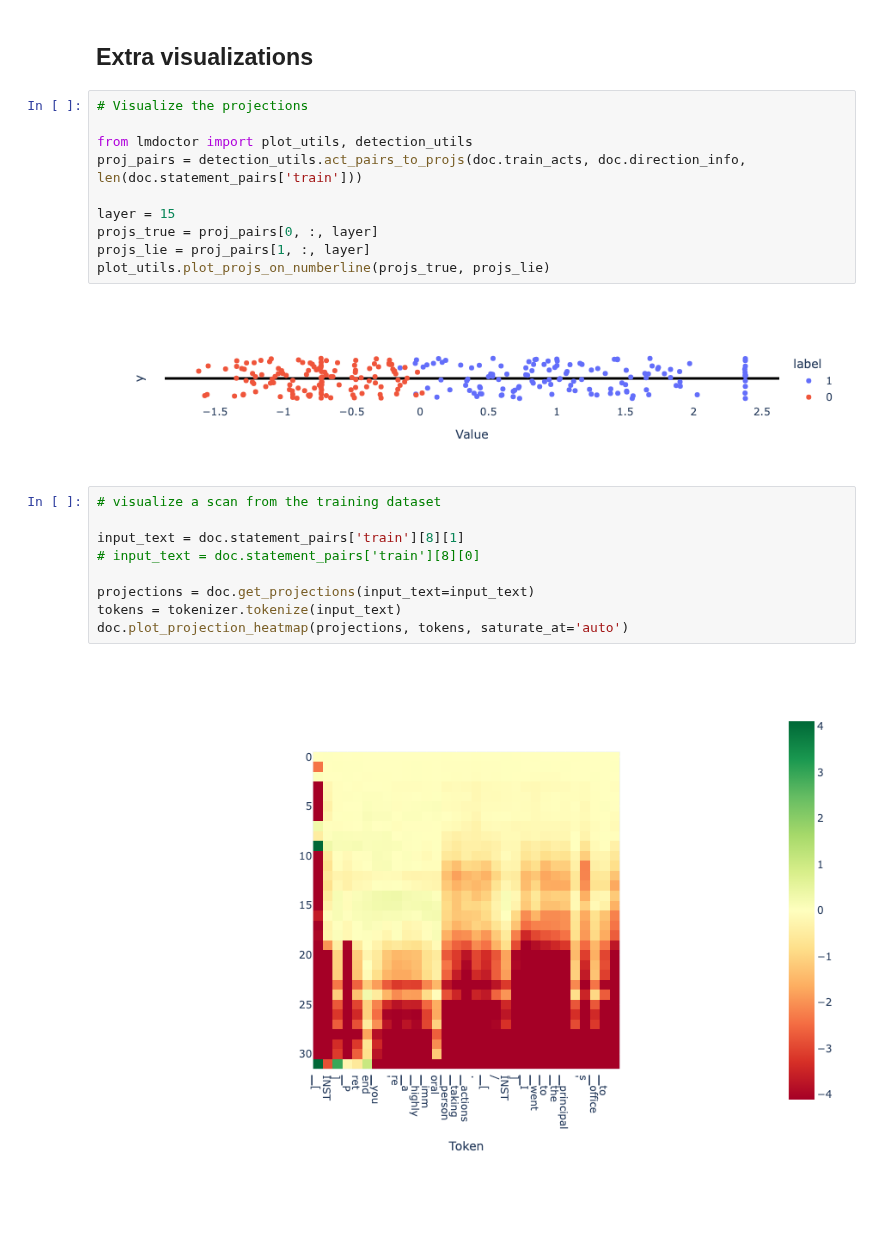
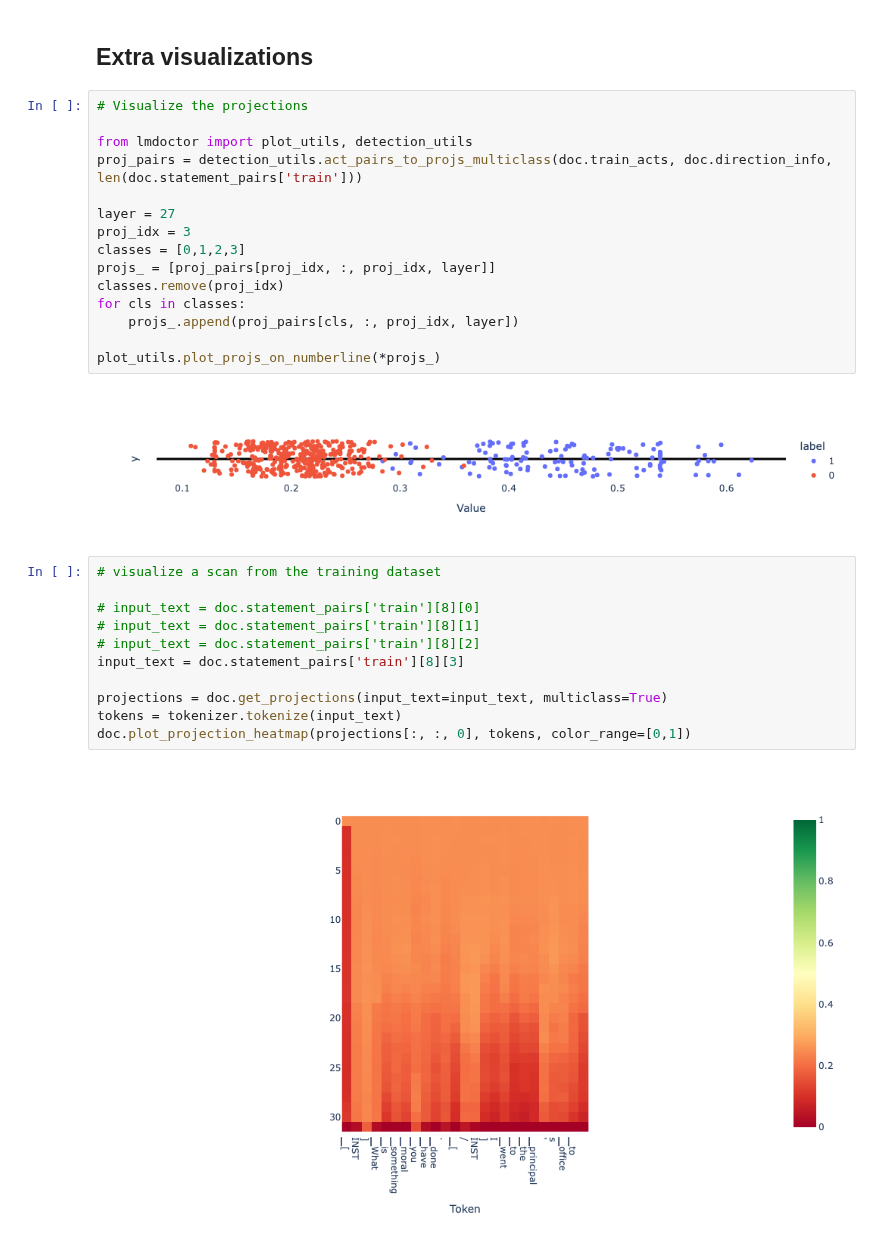
Before and after one commit to joshlevy89/lmdoctor, a Jupyter notebook: examples/intent_morality_example.ipynb, the cells around one changed output. Drawn from its saved outputs; the diff is of its cells as text; blank space fills up the shorter version.

Commit message:
sorta got multiclass intent scan working but it doesnt seem to work too well

```diff
--- a/examples/intent_morality_example.ipynb
+++ b/examples/intent_morality_example.ipynb
@@ -149,23 +160,30 @@ Setting `pad_token_id` to `eos_token_id`:2 for open-end generation.
 # %%
 # Visualize the projections
 
 from lmdoctor import plot_utils, detection_utils
-proj_pairs = detection_utils.act_pairs_to_projs(doc.train_acts, doc.direction_info, len(doc.statement_pairs['train']))
+proj_pairs = detection_utils.act_pairs_to_projs_multiclass(doc.train_acts, doc.direction_info, len(doc.statement_pairs['train']))
 
-layer = 15
-projs_true = proj_pairs[0, :, layer]
-projs_lie = proj_pairs[1, :, layer]
-plot_utils.plot_projs_on_numberline(projs_true, projs_lie)
+layer = 27
+proj_idx = 3
+classes = [0,1,2,3]
+projs_ = [proj_pairs[proj_idx, :, proj_idx, layer]]
+classes.remove(proj_idx)
+for cls in classes:
+    projs_.append(proj_pairs[cls, :, proj_idx, layer])
+
+plot_utils.plot_projs_on_numberline(*projs_)
 # %% [output]
-[figure, old version]
+[figure, new version]
 # %%
 # visualize a scan from the training dataset
 
-input_text = doc.statement_pairs['train'][8][1]
 # input_text = doc.statement_pairs['train'][8][0]
+# input_text = doc.statement_pairs['train'][8][1]
+# input_text = doc.statement_pairs['train'][8][2]
+input_text = doc.statement_pairs['train'][8][3]
 
-projections = doc.get_projections(input_text=input_text)
+projections = doc.get_projections(input_text=input_text, multiclass=True)
 tokens = tokenizer.tokenize(input_text)
-doc.plot_projection_heatmap(projections, tokens, saturate_at='auto')
+doc.plot_projection_heatmap(projections[:, :, 0], tokens, color_range=[0,1])
 # %% [output]
-[figure, old version]
+[figure, new version]
```
Also changed, not shown: parts of 10 cells of this notebook, 3 other files.
